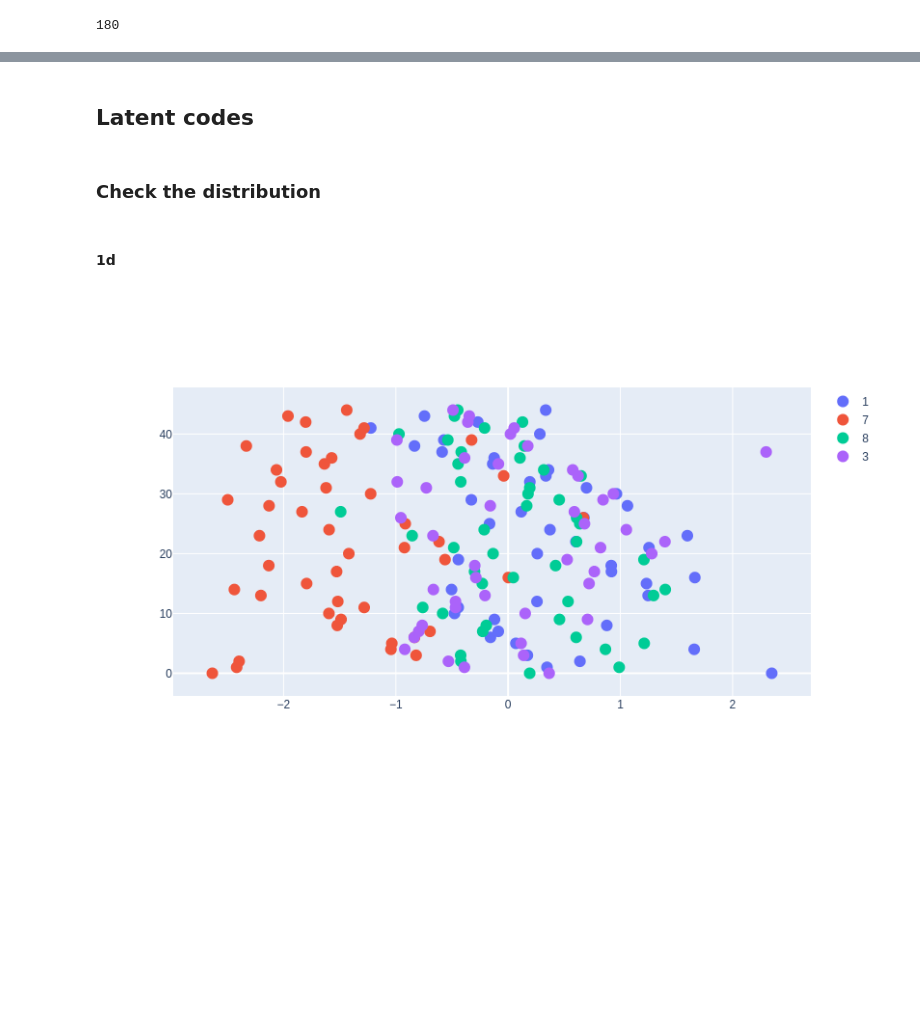
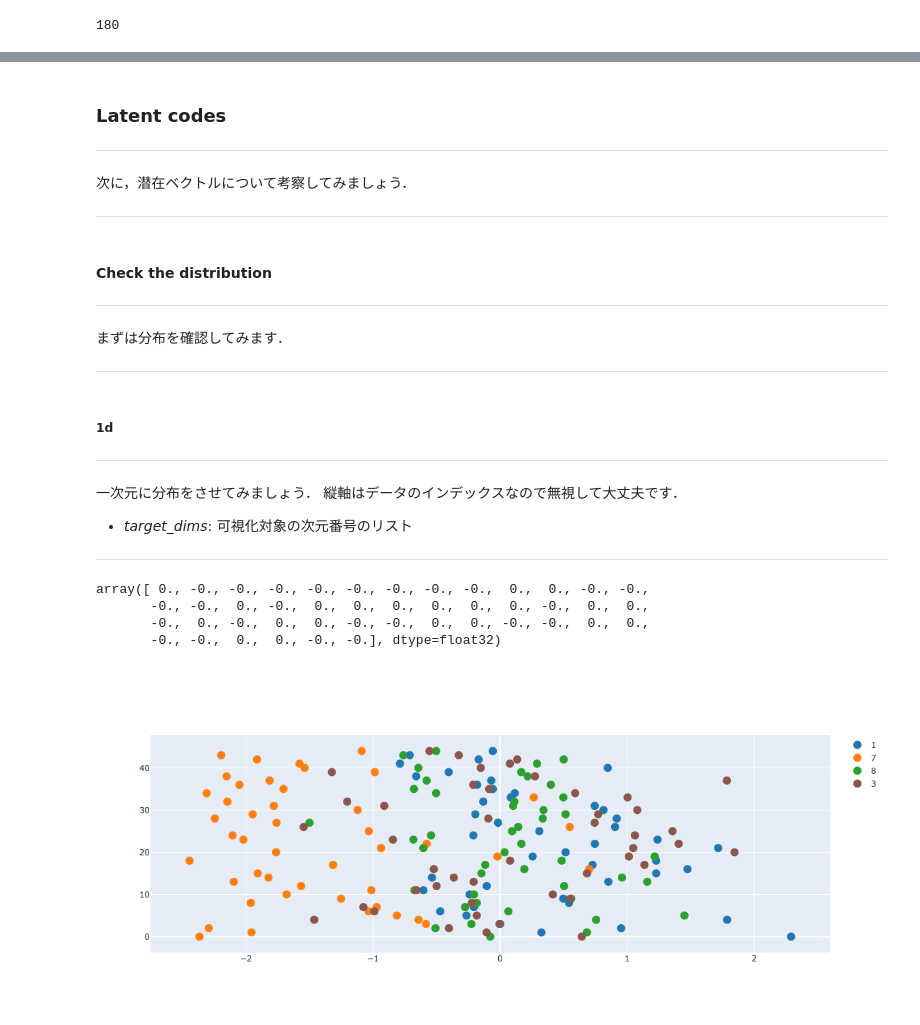
Before and after one commit to shinshoji01/gonken-lesson, a Jupyter notebook: 2021/Autumn/Week_04/notebooks/VAE.ipynb, the cells around one changed output, grey strips where cells are left out. Saved outputs shown, nothing was run; the diff lists cells and outputs as text; code cells hidden in the pictures; blank space fills up the shorter version.

```diff
--- a/2021/Autumn/Week_04/notebooks/VAE.ipynb
+++ b/2021/Autumn/Week_04/notebooks/VAE.ipynb
@@ -57,8 +209,3 @@ z_dim = 3
-# %%
-net = VAE(z_dim=z_dim, nch_input=1, nch=nch, device=device, image_shape=(16, 16), n_layers=n_layers).to(device)
-net.apply(weights_init)
-optimizer = optim.Adam(net.parameters(), lr=lr)
-scheduler = optim.lr_scheduler.ExponentialLR(optimizer, gamma=0.99)
 # %% [markdown]
 ---
 データセットを呼び出しましょう。`Dataloader`とはデータをバッチサイズにまとめてくれて、必要であればシャッフルしてくれます。
@@ -95,9 +244,6 @@ The notebook shows you the losses and the accuracies in every epoch.
 What's more, it'll store the best epoch for the validation dataset, so you can call it when the training is finished.
 
 ---
-# %%
-test_interval = 3
-fixed_image = dataset[100][0].unsqueeze(0)
 # %%
 train = False
 
@@ -136,7 +282,7 @@ if train:
         if save_parameter:
             if epoch%test_interval==0:
                 torch.save(net.state_dict(),
-                           f"../instant_parameters/VAE_MNIST_ndim{z_dim}_nch{nch}_lr{lr}_epoch{epoch}.pth")
+                           f"../instant_parameters/VAE_MNIST_ndim{z_dim}_nch{bfeatures}_lr{lr}_epoch{epoch}.pth")
 
         width = 3
         val_num = 2
@@ -182,12 +328,12 @@ Since this requires GPU to train quickly, I've stored the best parameters. So le
 ---
 # %%
 load_epoch = 462
-dir = "../instant_parameters/"
-dir = "../data/parameters/E"
+# dir = "../instant_parameters/"
+dir = "../data/parameters/"
 
 load_parameter = True
 if load_parameter:
-    model_path = f"{dir}VAE_MNIST_ndim{z_dim}_nch{nch}_lr{lr}_epoch{load_epoch}.pth"
+    model_path = f"{dir}VAE_MNIST_ndim{z_dim}_nch{bfeatures}_lr{lr}_epoch{load_epoch}.pth"
     model = torch.load(model_path)
     net.load_state_dict(model)
 # %% [markdown]
@@ -239,4 +403,12 @@ for j in range(len(numbers)):
 # %% [markdown]
-## Latent codes
+### Latent codes
+---
+次に，潜在ベクトルについて考察してみましょう．
+
+---
 # %% [markdown]
-### Check the distribution
+#### Check the distribution
+---
+まずは分布を確認してみます．
+
+---
@@ -249,17 +415,33 @@ plotly.offline.init_notebook_mode(connected=True)
 # %% [markdown]
-#### 1d
+##### 1d
+---
+一次元に分布をさせてみましょう．
+縦軸はデータのインデックスなので無視して大丈夫です．
+
+- *target_dims*: 可視化対象の次元番号のリスト
+
+---
+# %%
+_x*0
+# %% [output]
+array([ 0., -0., -0., -0., -0., -0., -0., -0., -0.,  0.,  0., -0., -0.,
+       -0., -0.,  0., -0.,  0.,  0.,  0.,  0.,  0.,  0., -0.,  0.,  0.,
+       -0.,  0., -0.,  0.,  0., -0., -0.,  0.,  0., -0., -0.,  0.,  0.,
+       -0., -0.,  0.,  0., -0., -0.], dtype=float32)
 # %%
+# ----- adjustable parameters ----- #
 target_dims = [0]
+# --------------------------------- #
 
 trace = []
 for i in range(len(numbers)):
     m = latents[labels==numbers[i]]
     _x = m[:, target_dims[0]]
     trace.append(go.Scatter(x=_x, mode="markers", name=f"{numbers[i]}",
-                              marker = dict(size=12)))
+                              marker = dict(size=12, color=colors[i])))
 layout = go.Layout(width=700, height=500)
 data = trace
 fig = dict(data=data, layout=layout)
 iplot(fig)
 # %% [output]
-[figure, old version]
+[figure, new version]
```
Also changed, not shown: parts of 46 cells of this notebook, 8 other files.
